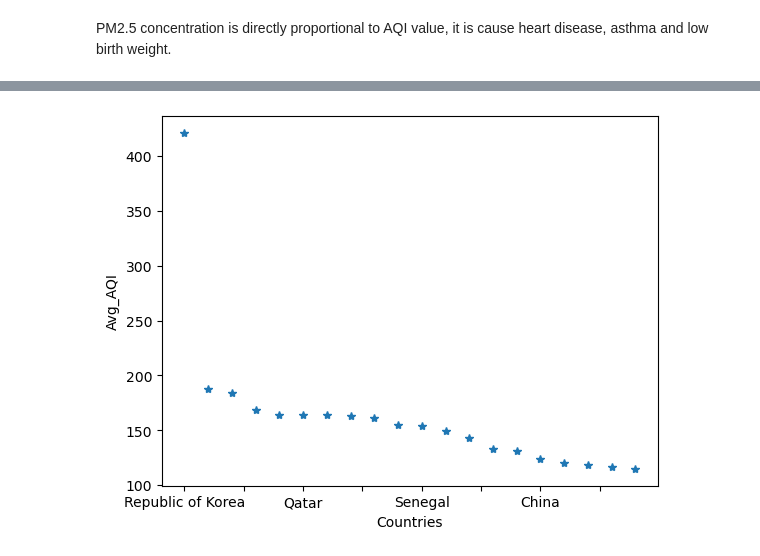
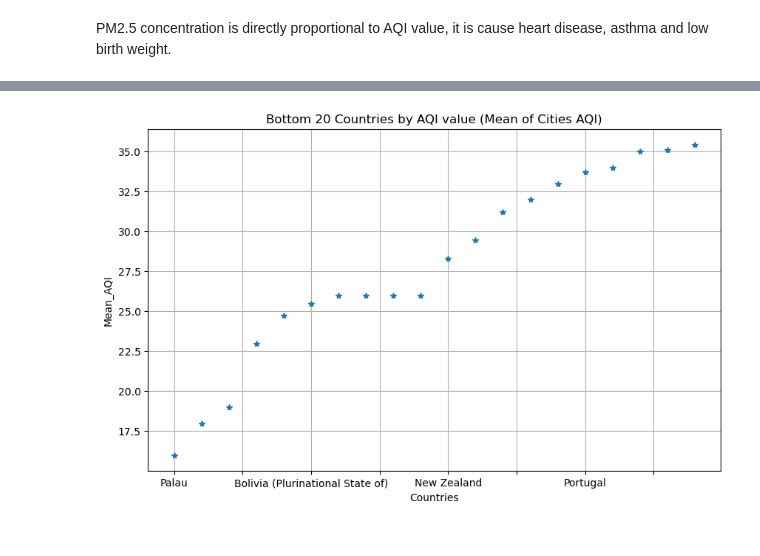
Before and after one commit to amitkumar-amr123/Trend-Analysis-of-World-Air-Quality-Index, a Jupyter notebook: AQI.ipynb, the cells around one changed output, grey strips where cells are left out. Cells and saved outputs as stored; diff of their text form; code cells hidden in the pictures.

```diff
--- a/AQI.ipynb
+++ b/AQI.ipynb
@@ -46,8 +47,6 @@ PM2.5 AQI Category      0
 lat                     0
 lng                     0
 dtype: int64
-# %%
-data.dropna(inplace=True)
 # %%
 data.head()
 # %% [output]
@@ -102,5 +72,3 @@ data.shape
-# %%
-data.drop(['lat','lng'], axis=1, inplace=True)
 # %%
 data.columns
 # %% [output]
@@ -296,8 +260,12 @@ Name: AQI Value, dtype: float64
 # %%
 #Top 20 cleanest Country on graph
-Avg_aqi.plot(kind='line',style='*')
+plt.figure(figsize=(10, 6))
+mean_AQI=data.groupby('Country')['AQI Value'].mean().nsmallest(20)
+mean_AQI.plot(kind='line',style='*')
+plt.title('Bottom 20 Countries by AQI value (Mean of Cities AQI)')
 plt.xlabel('Countries')
-plt.ylabel('Avg_AQI')
+plt.ylabel('Mean_AQI')
+plt.grid(True)
 plt.show()
 # %% [output]
-[figure, old version]
+[figure, new version]
```
Also changed, not shown: parts of 24 cells of this notebook.
